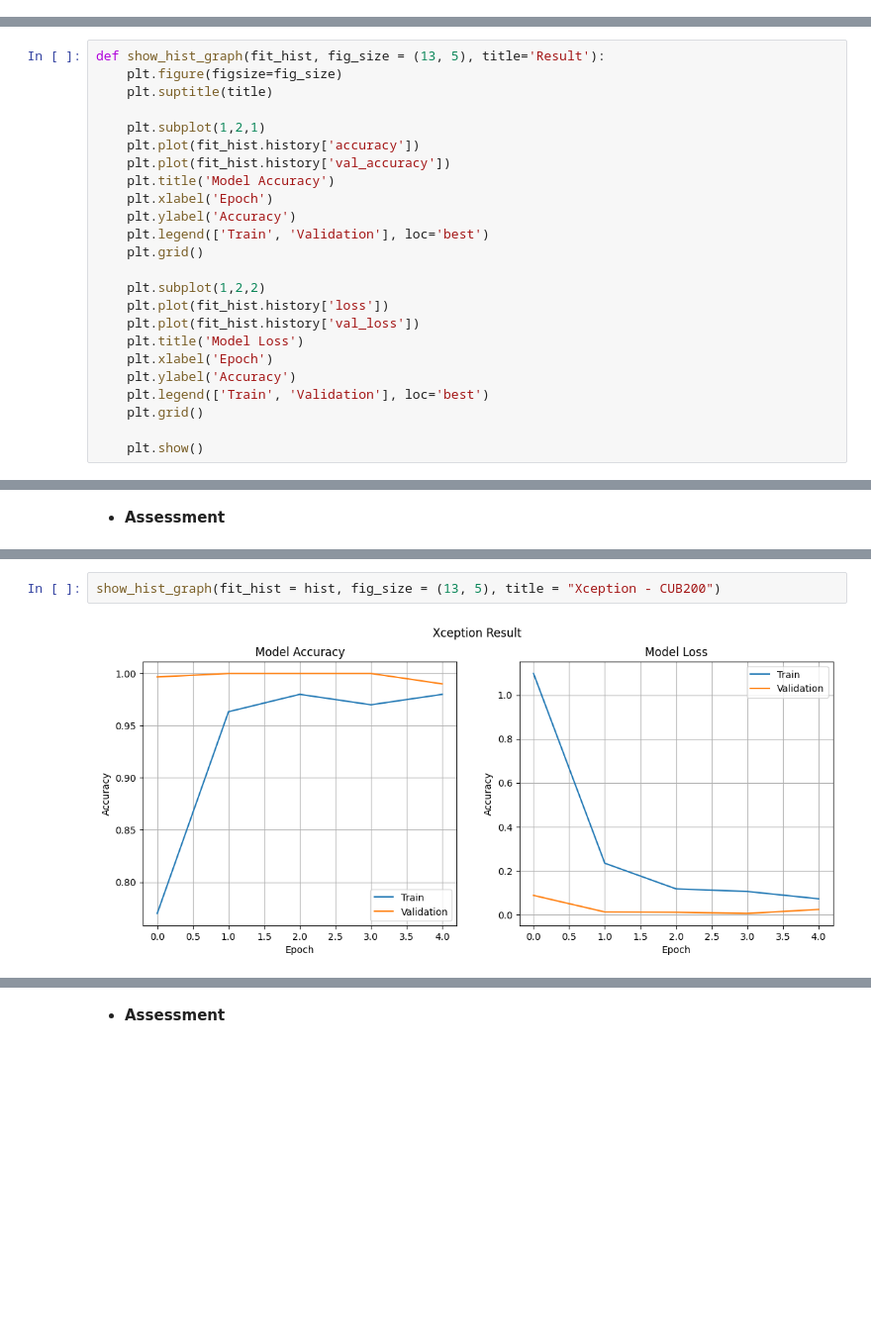
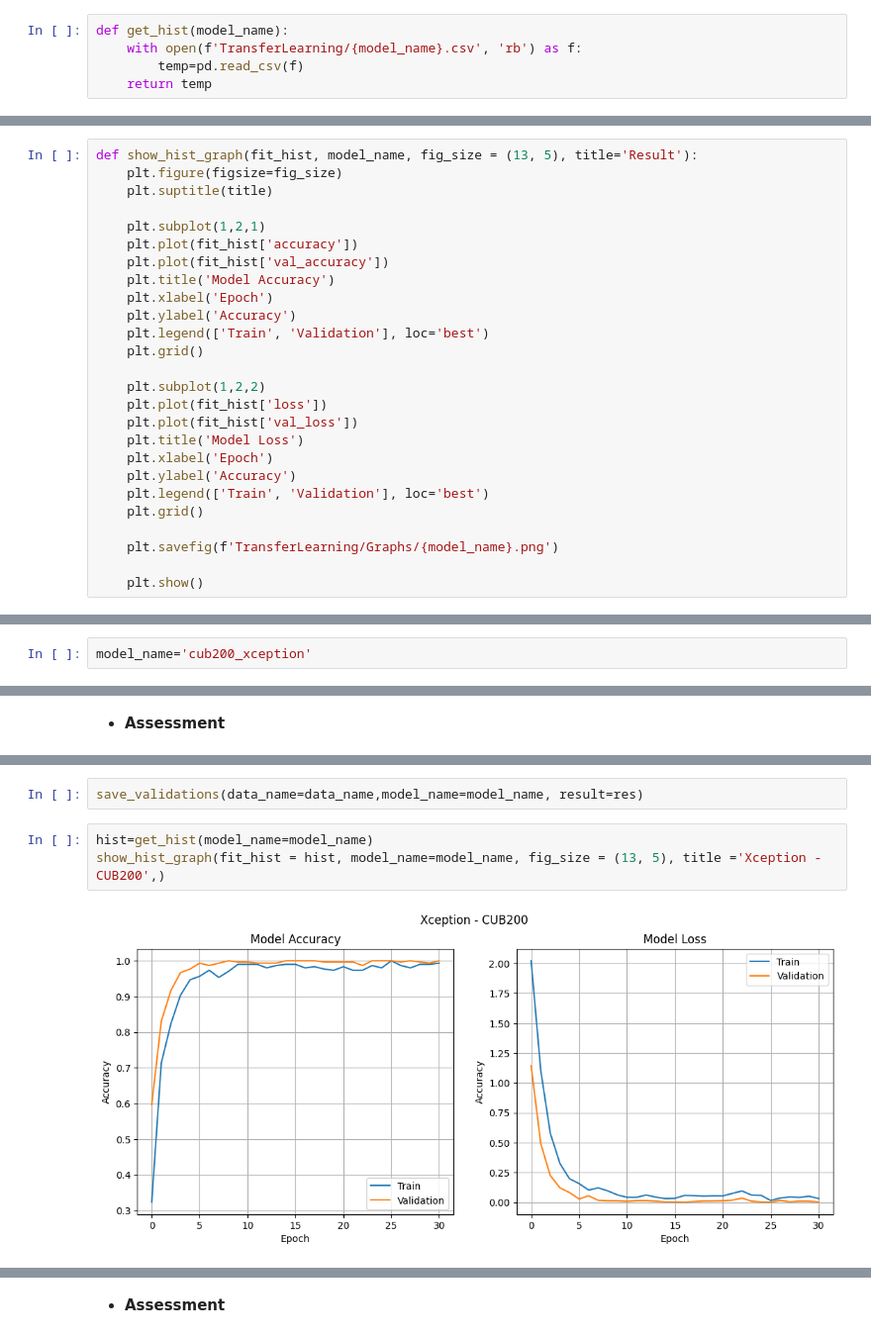
Before and after one commit to BlueNyang/AI_Learning_Colab, a Jupyter notebook: TransferLearning.ipynb, the cells around one changed output, grey strips where cells are left out. Shown at 99% size. Drawn from its saved outputs; the diff is of its cells as text; blank space fills up the shorter version.

```diff
--- a/TransferLearning.ipynb
+++ b/TransferLearning.ipynb
@@ -55,0 +113,5 @@ def compile_model(based_model, classes_num):
+# %%
+def get_hist(model_name):
+    with open(f'TransferLearning/{model_name}.csv', 'rb') as f:
+        temp=pd.read_csv(f)
+    return temp
@@ -56,11 +124,11 @@ def compile_model(based_model, classes_num):
 # %%
-def show_hist_graph(fit_hist, fig_size = (13, 5), title='Result'):
+def show_hist_graph(fit_hist, model_name, fig_size = (13, 5), title='Result'):
     plt.figure(figsize=fig_size)
     plt.suptitle(title)
 
     plt.subplot(1,2,1)
-    plt.plot(fit_hist.history['accuracy'])
-    plt.plot(fit_hist.history['val_accuracy'])
+    plt.plot(fit_hist['accuracy'])
+    plt.plot(fit_hist['val_accuracy'])
     plt.title('Model Accuracy')
     plt.xlabel('Epoch')
     plt.ylabel('Accuracy')
@@ -68,12 +136,14 @@ def show_hist_graph(fit_hist, fig_size = (13, 5), title='Result'):
     plt.grid()
 
     plt.subplot(1,2,2)
-    plt.plot(fit_hist.history['loss'])
-    plt.plot(fit_hist.history['val_loss'])
+    plt.plot(fit_hist['loss'])
+    plt.plot(fit_hist['val_loss'])
     plt.title('Model Loss')
     plt.xlabel('Epoch')
     plt.ylabel('Accuracy')
     plt.legend(['Train', 'Validation'], loc='best')
     plt.grid()
 
+    plt.savefig(f'TransferLearning/Graphs/{model_name}.png')
+
     plt.show()
@@ -109 +241,3 @@ Found 300 images belonging to 10 classes.
+# %%
+model_name='cub200_xception'
 # %%
@@ -136,4 +322,7 @@ Accuracy is 100.0%
+# %%
+save_validations(data_name=data_name,model_name=model_name, result=res)
 # %%
-show_hist_graph(fit_hist = hist, fig_size = (13, 5), title = "Xception - CUB200")
+hist=get_hist(model_name=model_name)
+show_hist_graph(fit_hist = hist, model_name=model_name, fig_size = (13, 5), title ='Xception - CUB200',)
 # %% [output]
-[figure, old version]
+[figure, new version]
```
Also changed, not shown: parts of 514 cells of this notebook.
